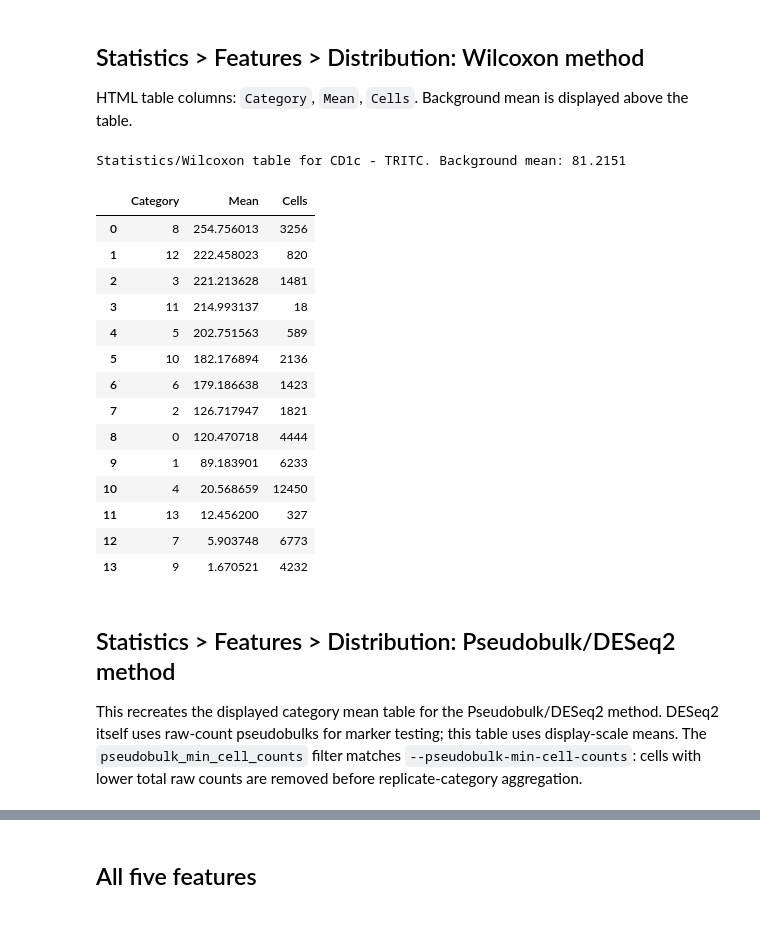
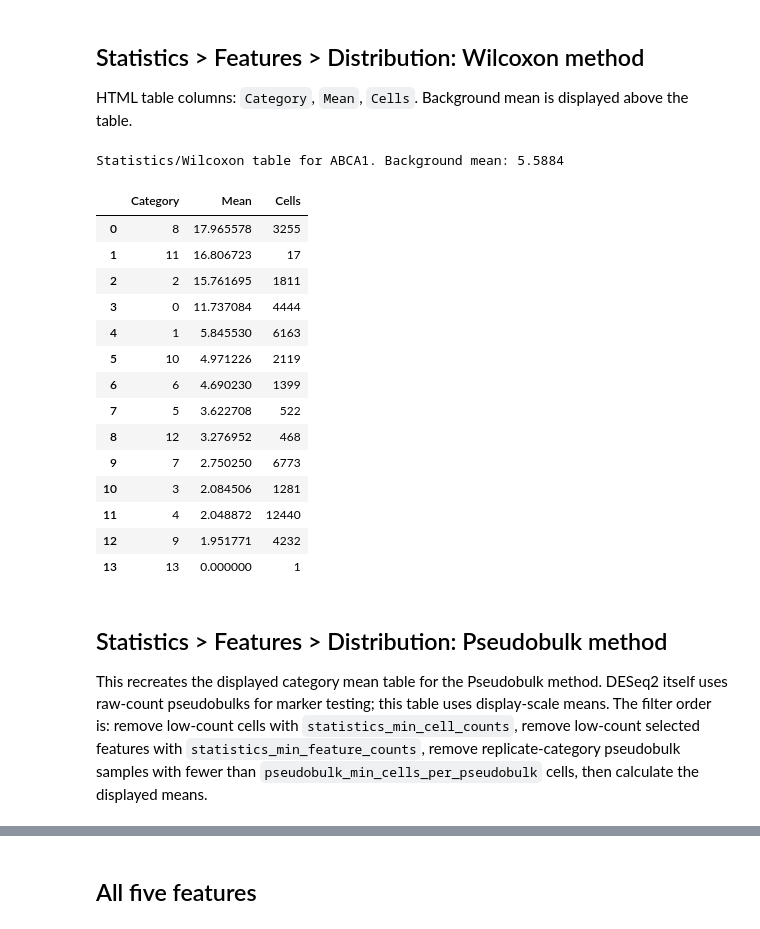
Before and after one commit to christoffermattssonlangseth/KaroSpace, a Jupyter notebook: notebooks/feature_distribution_calculation_example.ipynb, the cells around one changed output, grey strips where cells are left out. Drawn from its saved outputs; the diff is of its cells as text; code cells hidden in the pictures.

Commit message:
Update statistics distribution calculations

```diff
--- a/notebooks/feature_distribution_calculation_example.ipynb
+++ b/notebooks/feature_distribution_calculation_example.ipynb
@@ -17,7 +17,7 @@ from scipy import sparse
 # %%
 h5ad_path = "../tests/comet_xenium_multimodal.h5ad"
 
-assay = "protein"  # "rna" or "protein"
+assay = "rna"  # "rna" or "protein"
 protein_matrix_key = "protein"
 protein_feature_table_key = "protein_var"
 
@@ -35,7 +35,9 @@ statistics_counts_layer = None  # None = adata.X. Use "counts" to use adata.laye
 statistics_normalization = "RC"  # "RC" or "LogNormalize"
 statistics_scale_factor = 10000.0  # Used only for RC.
 statistics_normalized_layer = None  # Example: "data". If set, use this layer directly.
-pseudobulk_min_cell_counts = 10  # Same as --pseudobulk-min-cell-counts. 0 disables the filter.
+statistics_min_cell_counts = 10  # Same as --statistics-min-cell-counts. 0 disables the filter.
+statistics_min_feature_counts = 0  # Same as --statistics-min-feature-counts. Applied to selected features here.
+pseudobulk_min_cells_per_pseudobulk = 20  # Same as --pseudobulk-min-cells-per-pseudobulk.
 # %% [markdown]
 ## Load data and select cells/features
 # %%
@@ -125,10 +127,39 @@ statistics_values, statistics_source = distribution_columns(cell_idx, cols)
 exploration_df = pd.DataFrame(exploration_values, index=obs.index, columns=genes)
 statistics_df = pd.DataFrame(statistics_values, index=obs.index, columns=genes)
 
+statistics_count_matrix, statistics_filter_source = matrix_for_layer(statistics_counts_layer)
+if int(statistics_min_cell_counts) > 0:
+    statistics_cell_totals = np.asarray(statistics_count_matrix[cell_idx, :].sum(axis=1), dtype=float).ravel()
+    statistics_cell_mask = np.isfinite(statistics_cell_totals) & (statistics_cell_totals >= int(statistics_min_cell_counts))
+else:
+    statistics_cell_mask = np.ones(len(cell_idx), dtype=bool)
+statistics_obs = obs.iloc[statistics_cell_mask].copy()
+statistics_labels = statistics_obs[annotation_col].astype(str)
+statistics_raw_values = pd.DataFrame(
+    take_columns(statistics_count_matrix, cell_idx[statistics_cell_mask], cols),
+    index=statistics_obs.index,
+    columns=genes,
+)
+if int(statistics_min_feature_counts) > 0:
+    statistics_gene_totals = statistics_raw_values.sum(axis=0)
+    statistics_genes = [gene for gene in genes if statistics_gene_totals[gene] >= int(statistics_min_feature_counts)]
+else:
+    statistics_genes = list(genes)
+if not statistics_genes:
+    raise ValueError("No selected features pass statistics_min_feature_counts")
+statistics_df_filtered = statistics_df.iloc[statistics_cell_mask][statistics_genes].copy()
+if pd.api.types.is_categorical_dtype(statistics_obs[annotation_col]):
+    statistics_categories = [str(c) for c in statistics_obs[annotation_col].cat.categories if (statistics_labels == str(c)).any()]
+else:
+    statistics_categories = sorted(statistics_labels.unique())
+
 print(f"Cells used: {len(obs):,}")
 print(f"Features used: {genes}")
 print(f"Exploration source: {exploration_source}")
 print(f"Statistics source: {statistics_source}")
+print(f"Statistics count-filter source: {statistics_filter_source}")
+print(f"Statistics cells after count filter: {len(statistics_obs):,}")
+print(f"Statistics features after count filter: {statistics_genes}")
 print(f"Categories: {categories}")
 # %% [output]
 Cells used: 46,003
@@ -183,45 +217,46 @@ HTML table columns: `Category`, `Mean`, `Cells`. Background mean is displayed ab
 # %%
 def statistics_wilcoxon_table(gene):
     rows = []
-    for category in categories:
-        values = statistics_df.loc[labels == category, gene].to_numpy(dtype=float)
+    for category in statistics_categories:
+        values = statistics_df_filtered.loc[statistics_labels == category, gene].to_numpy(dtype=float)
         values = values[np.isfinite(values)]
         rows.append({
             "Category": category,
             "Mean": values.mean() if len(values) else np.nan,
             "Cells": int(len(values)),
         })
     table = pd.DataFrame(rows).sort_values("Mean", ascending=False, na_position="last").reset_index(drop=True)
-    return table, statistics_df[gene].mean()
+    return table, statistics_df_filtered[gene].mean()
 
 statistics_wilcoxon_tables = {}
 statistics_wilcoxon_background = {}
-for gene in genes:
+for gene in statistics_genes:
     table, background = statistics_wilcoxon_table(gene)
     statistics_wilcoxon_tables[gene] = table
     statistics_wilcoxon_background[gene] = background
 
+feature_to_show = feature_to_show if feature_to_show in statistics_genes else statistics_genes[0]
 print(f"Statistics/Wilcoxon table for {feature_to_show}. Background mean: {statistics_wilcoxon_background[feature_to_show]:.4f}")
 display(statistics_wilcoxon_tables[feature_to_show])
 # %% [output]
-Statistics/Wilcoxon table for CD1c - TRITC. Background mean: 81.2151
+Statistics/Wilcoxon table for ABCA1. Background mean: 5.5884
 |  | Category | Mean | Cells |
-| 0 | 8 | 254.756013 | 3256 |
-| 1 | 12 | 222.458023 | 820 |
-| 2 | 3 | 221.213628 | 1481 |
-| 3 | 11 | 214.993137 | 18 |
-| 4 | 5 | 202.751563 | 589 |
-| 5 | 10 | 182.176894 | 2136 |
-| 6 | 6 | 179.186638 | 1423 |
-| 7 | 2 | 126.717947 | 1821 |
-| 8 | 0 | 120.470718 | 4444 |
-| 9 | 1 | 89.183901 | 6233 |
-| 10 | 4 | 20.568659 | 12450 |
-| 11 | 13 | 12.456200 | 327 |
-| 12 | 7 | 5.903748 | 6773 |
-| 13 | 9 | 1.670521 | 4232 |
+| 0 | 8 | 17.965578 | 3255 |
+| 1 | 11 | 16.806723 | 17 |
+| 2 | 2 | 15.761695 | 1811 |
+| 3 | 0 | 11.737084 | 4444 |
+| 4 | 1 | 5.845530 | 6163 |
+| 5 | 10 | 4.971226 | 2119 |
+| 6 | 6 | 4.690230 | 1399 |
+| 7 | 5 | 3.622708 | 522 |
+| 8 | 12 | 3.276952 | 468 |
+| 9 | 7 | 2.750250 | 6773 |
+| 10 | 3 | 2.084506 | 1281 |
+| 11 | 4 | 2.048872 | 12440 |
+| 12 | 9 | 1.951771 | 4232 |
+| 13 | 13 | 0.000000 | 1 |
 # %% [markdown]
-## Statistics > Features > Distribution: Pseudobulk/DESeq2 method
+## Statistics > Features > Distribution: Pseudobulk method
 
-This recreates the displayed category mean table for the Pseudobulk/DESeq2 method. DESeq2 itself uses raw-count pseudobulks for marker testing; this table uses display-scale means. The `pseudobulk_min_cell_counts` filter matches `--pseudobulk-min-cell-counts`: cells with lower total raw counts are removed before replicate-category aggregation.
+This recreates the displayed category mean table for the Pseudobulk method. DESeq2 itself uses raw-count pseudobulks for marker testing; this table uses display-scale means. The filter order is: remove low-count cells with `statistics_min_cell_counts`, remove low-count selected features with `statistics_min_feature_counts`, remove replicate-category pseudobulk samples with fewer than `pseudobulk_min_cells_per_pseudobulk` cells, then calculate the displayed means.
 # %%
```
Also changed, not shown: parts of 4 cells of this notebook, 12 other files.
